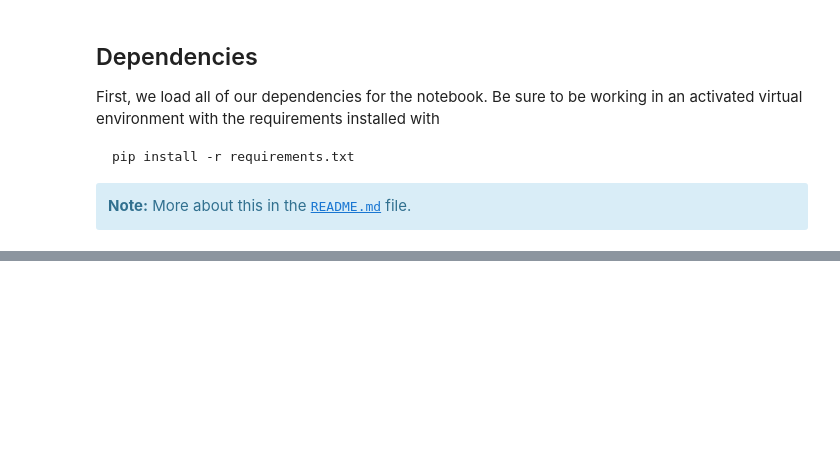
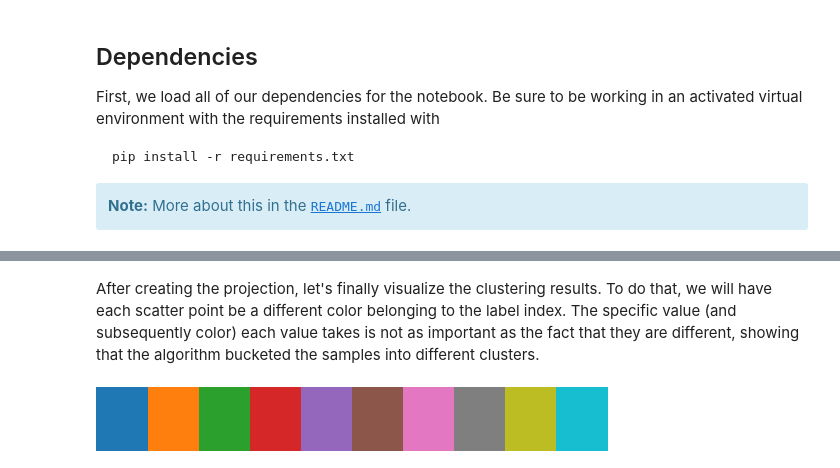
Before and after one commit to art-book-online/art-book-online.github.io, a Jupyter notebook: _notebooks/notebooks/fuzzyart-pytorch.ipynb, the cells around one changed output, grey strips where cells are left out. Drawn from its saved outputs; the diff is of its cells as text; code cells hidden in the pictures; blank space fills up the shorter version.

```diff
--- a/_notebooks/notebooks/fuzzyart-pytorch.ipynb
+++ b/_notebooks/notebooks/fuzzyart-pytorch.ipynb
@@ -57,0 +482,9 @@ ModuleNotFoundError: No module named 'torch'
+# %% [markdown]
+After creating the projection, let's finally visualize the clustering results.
+To do that, we will have each scatter point be a different color belonging to the label index.
+The specific value (and subsequently color) each value takes is not as important as the fact that they are different, showing that the algorithm bucketed the samples into different clusters.
+# %%
+# Visualize the color map for the points
+plt.get_cmap('tab10')
+# %% [output]
+[figure, added]
```
Also changed, not shown: parts of 25 cells of this notebook, 8 other files.
